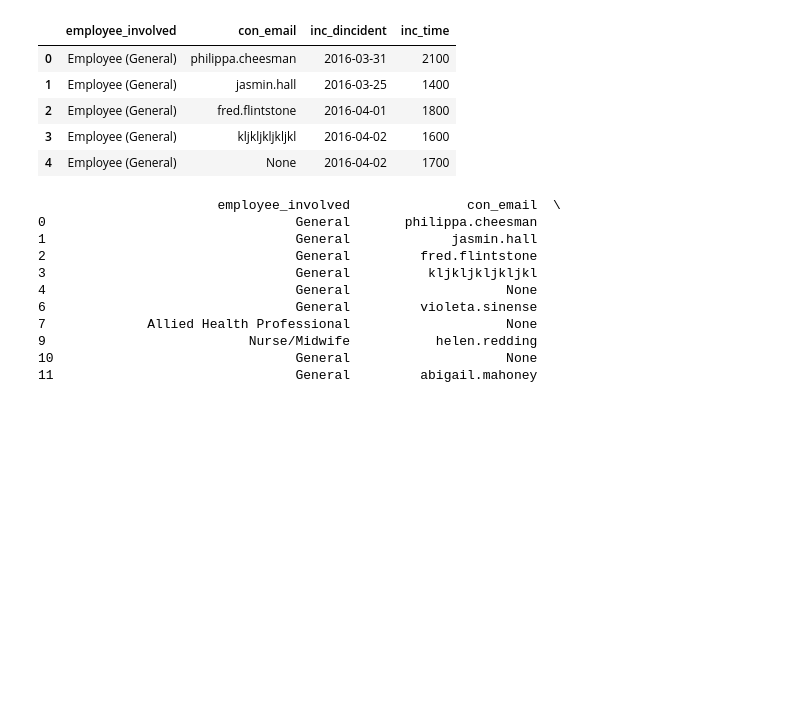
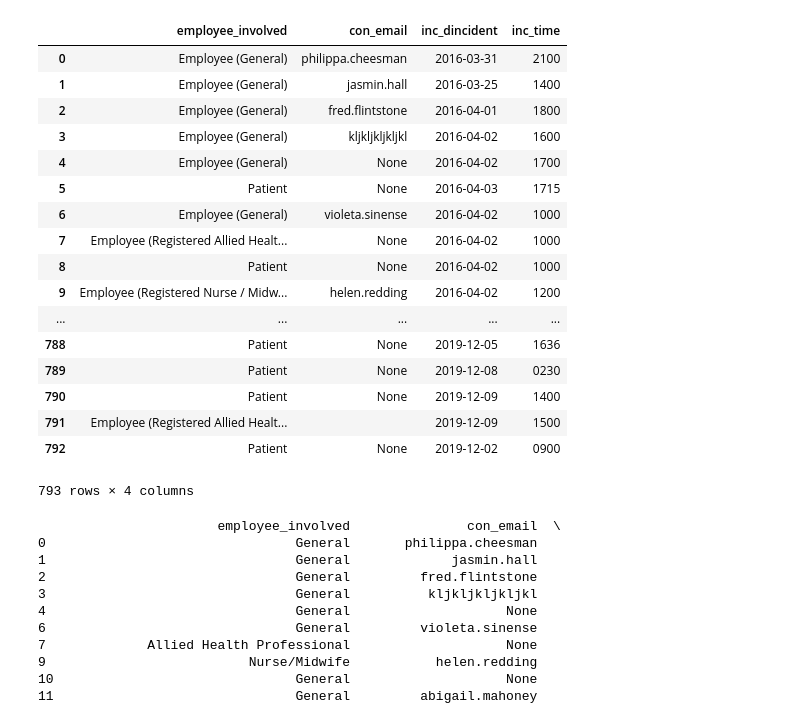
Before and after one commit to meevans1/PortsmouthHospitalTrust, a Jupyter notebook: patient_safety/staff_involved_role.ipynb, the cells around one changed output. Drawn from its saved outputs; the diff is of its cells as text; code cells hidden in the pictures; blank space fills up the shorter version.

```diff
--- a/patient_safety/staff_involved_role.ipynb
+++ b/patient_safety/staff_involved_role.ipynb
@@ -8,23 +8,35 @@ import re
 # %%
 sql_conn = pyodbc.connect('DRIVER={SQL Server};'
                             'SERVER=L_AAGDATIX;'
                             'DATABASE=DatixCRM;'
                             'Trusted_Connection=yes')
 query = "set transaction isolation level read uncommitted select c.description,b.con_email,a.inc_dincident,a.inc_time from contacts_main b join incidents_main a on a.recordid=b.recordid join code_con_type c on b.con_type=c.code where a.inc_type='PAT' and a.inc_category='MEDIC' and a.inc_organisation='QA' and a.show_employee='Y'"
 df = pd.read_sql(query, sql_conn)
 #df = df.dropna()
 df_columns = list(df.columns)
 df_columns[0] = 'employee_involved'
 df.columns = df_columns
 df['con_email'] = df['con_email'].str.split("@",n=1,expand=True)[0]
-df.head()
+df
 # %% [output]
 |  | employee_involved | con_email | inc_dincident | inc_time |
 | 0 | Employee (General) | philippa.cheesman | 2016-03-31 | 2100 |
 | 1 | Employee (General) | jasmin.hall | 2016-03-25 | 1400 |
 | 2 | Employee (General) | fred.flintstone | 2016-04-01 | 1800 |
 | 3 | Employee (General) | kljkljkljkljkl | 2016-04-02 | 1600 |
 | 4 | Employee (General) | None | 2016-04-02 | 1700 |
+| 5 | Patient | None | 2016-04-03 | 1715 |
+| 6 | Employee (General) | violeta.sinense | 2016-04-02 | 1000 |
+| 7 | Employee (Registered Allied Healt... | None | 2016-04-02 | 1000 |
+| 8 | Patient | None | 2016-04-02 | 1000 |
+| 9 | Employee (Registered Nurse / Midw... | helen.redding | 2016-04-02 | 1200 |
+| ... | ... | ... | ... | ... |
+| 788 | Patient | None | 2019-12-05 | 1636 |
+| 789 | Patient | None | 2019-12-08 | 0230 |
+| 790 | Patient | None | 2019-12-09 | 1400 |
+| 791 | Employee (Registered Allied Healt... |  | 2019-12-09 | 1500 |
+| 792 | Patient | None | 2019-12-02 | 0900 |
+793 rows × 4 columns
 # %%
 df = df[df['employee_involved'].str.contains('Employee')]
 df['employee_involved'] = df['employee_involved'].str.strip('Employee (')
```
Also changed, not shown: 6 other files.
